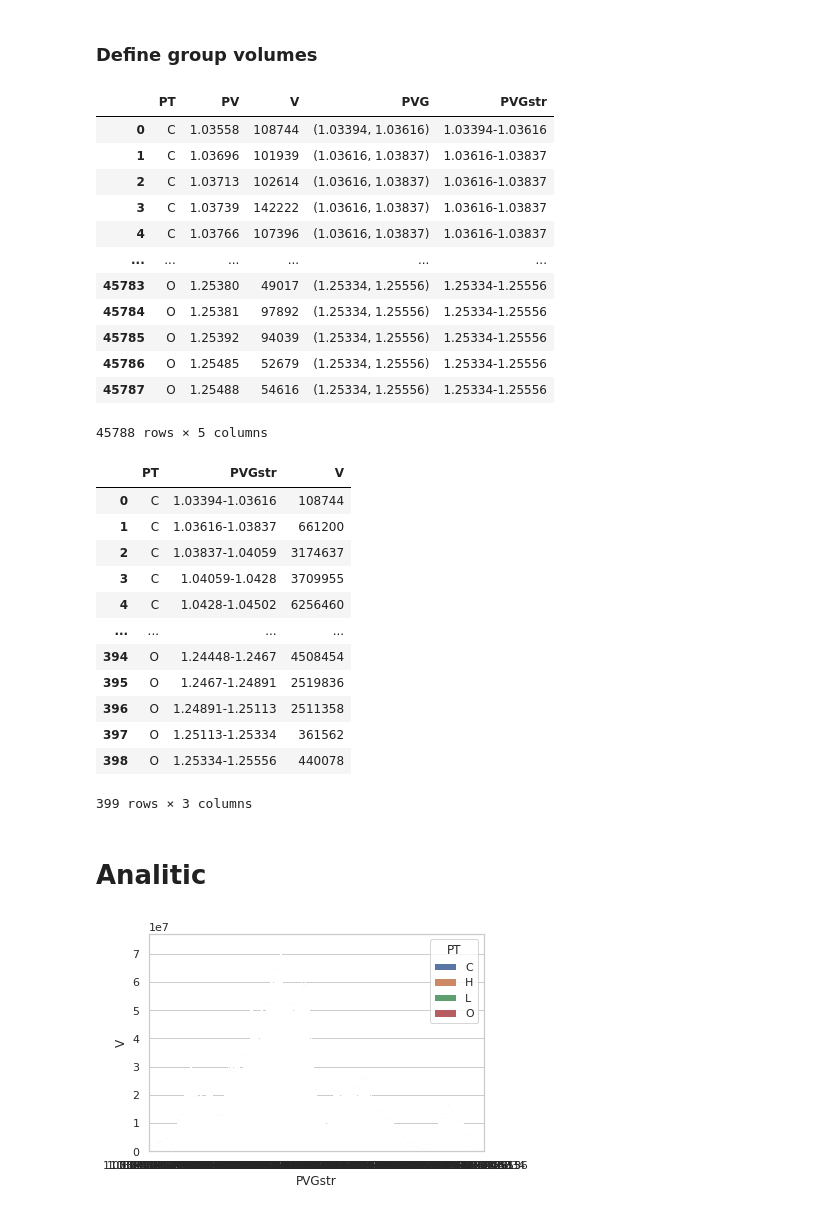
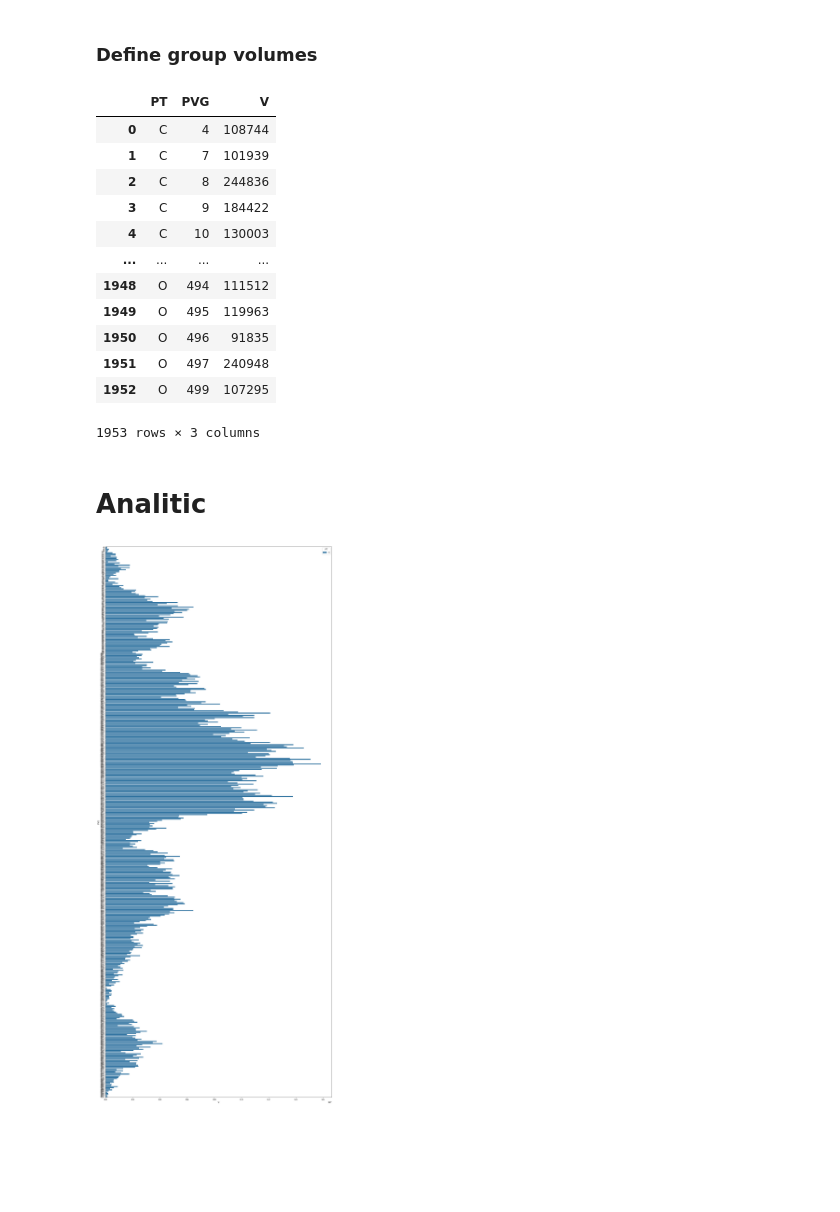
Before and after one commit to NNTrade/indicators, a Jupyter notebook: example/SupportLines/analitic.ipynb, the cells around one changed output. Drawn from its saved outputs; the diff is of its cells as text; code cells hidden in the pictures; blank space fills up the shorter version.

Commit message:
#HYP-55 #time 30m add grouping funtion

```diff
--- a/example/SupportLines/analitic.ipynb
+++ b/example/SupportLines/analitic.ipynb
@@ -94,5 +94,6 @@ min_pv = prepared_df["PV"].min()
 max_pv = prepared_df["PV"].max()
 interval, groups = split_into_group(min_pv, max_pv, group_count)
 print(f'min = {min_pv}, max = {max_pv}, interval = {interval}')
+groups["Intr"] = groups["Till"] - groups["From"]
 groups
 # %% [output]
@@ -115,10 +116,10 @@ def pvg_factory(pv):
     find_groups = groups["GR"][groups["GR"].apply(lambda gr: pv > gr[0] and pv <= gr[1])]
     if len(find_groups) != 1:
         if pv == groups["GR"][0][0]:
-            return groups["GR"][0]
+            return 1
         raise Exception(f"Cann't define group for value {pv}, get {len(find_groups)} groups")
     try:
-        return find_groups.iloc[0]
+        return find_groups.index[0]+1
     except:
         raise Exception(f"Cann't define group for value {pv}, get {len(find_groups)} groups")
 # %%
@@ -141,46 +142,30 @@ prepared_df
 # %% [markdown]
 ### Define group volumes
-# %%
-prepared_df["PVGstr"] = prepared_df["PVG"].apply(lambda x: "-".join(map(str,x)))
-prepared_df
-# %% [output]
-|  | PT | PV | V | PVG | PVGstr |
-| 0 | C | 1.03558 | 108744 | (1.03394, 1.03616) | 1.03394-1.03616 |
-| 1 | C | 1.03696 | 101939 | (1.03616, 1.03837) | 1.03616-1.03837 |
-| 2 | C | 1.03713 | 102614 | (1.03616, 1.03837) | 1.03616-1.03837 |
-| 3 | C | 1.03739 | 142222 | (1.03616, 1.03837) | 1.03616-1.03837 |
-| 4 | C | 1.03766 | 107396 | (1.03616, 1.03837) | 1.03616-1.03837 |
-| ... | ... | ... | ... | ... | ... |
-| 45783 | O | 1.25380 | 49017 | (1.25334, 1.25556) | 1.25334-1.25556 |
-| 45784 | O | 1.25381 | 97892 | (1.25334, 1.25556) | 1.25334-1.25556 |
-| 45785 | O | 1.25392 | 94039 | (1.25334, 1.25556) | 1.25334-1.25556 |
-| 45786 | O | 1.25485 | 52679 | (1.25334, 1.25556) | 1.25334-1.25556 |
-| 45787 | O | 1.25488 | 54616 | (1.25334, 1.25556) | 1.25334-1.25556 |
-45788 rows × 5 columns
 # %%
-grouped_df = prepared_df[["PVGstr","PT","V"]].groupby(["PT","PVGstr"]).sum().reset_index()
+grouped_df = prepared_df[["PVG","PT","V"]].groupby(["PT","PVG"]).sum().reset_index()
 grouped_df
 # %% [output]
-|  | PT | PVGstr | V |
-| 0 | C | 1.03394-1.03616 | 108744 |
-| 1 | C | 1.03616-1.03837 | 661200 |
-| 2 | C | 1.03837-1.04059 | 3174637 |
-| 3 | C | 1.04059-1.0428 | 3709955 |
-| 4 | C | 1.0428-1.04502 | 6256460 |
+|  | PT | PVG | V |
+| 0 | C | 4 | 108744 |
+| 1 | C | 7 | 101939 |
+| 2 | C | 8 | 244836 |
+| 3 | C | 9 | 184422 |
+| 4 | C | 10 | 130003 |
 | ... | ... | ... | ... |
-| 394 | O | 1.24448-1.2467 | 4508454 |
-| 395 | O | 1.2467-1.24891 | 2519836 |
-| 396 | O | 1.24891-1.25113 | 2511358 |
-| 397 | O | 1.25113-1.25334 | 361562 |
-| 398 | O | 1.25334-1.25556 | 440078 |
+| 1948 | O | 494 | 111512 |
+| 1949 | O | 495 | 119963 |
+| 1950 | O | 496 | 91835 |
+| 1951 | O | 497 | 240948 |
+| 1952 | O | 499 | 107295 |
-399 rows × 3 columns
+1953 rows × 3 columns
 # %% [markdown]
 # Analitic
 # %%
 # Draw a nested barplot by species and sex
 g = sns.barplot(
-    data=grouped_df,
-    x="PVGstr", y="V", hue="PT"
+    data=grouped_df[grouped_df["PT"]=="C"],
+    x="V", y="PVG", hue="PT", orient = 'h'
 )
+g.figure.set_size_inches(20,50)
 # %% [output]
-[figure, old version]
+[figure, new version]
```
Also changed, not shown: parts of 3 cells of this notebook, 3 other files.
